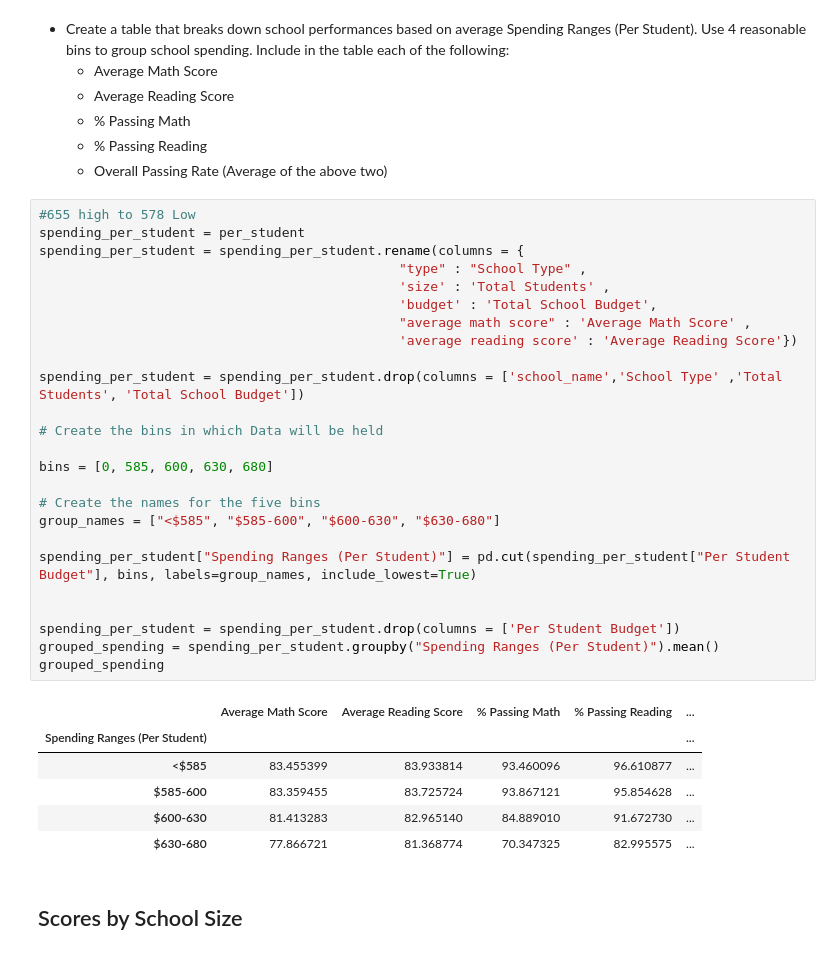
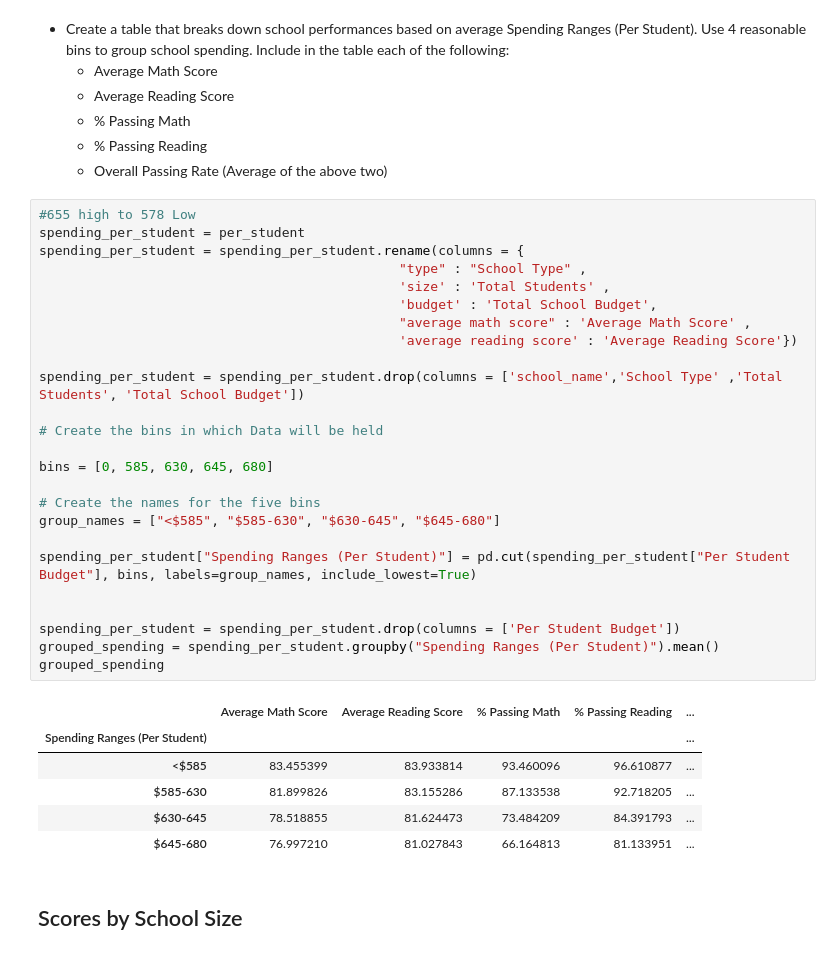
Before and after one commit to jdmerryman88/pandas-challenge, a Jupyter notebook: PyCitySchools/PyCitySchools_solution.ipynb, the cells around one changed output. Saved outputs shown, nothing was run; the diff lists cells and outputs as text.

```diff
--- a/PyCitySchools/PyCitySchools_solution.ipynb
+++ b/PyCitySchools/PyCitySchools_solution.ipynb
@@ -498,35 +352,35 @@ combined_df
 # %%
 #655 high to 578 Low
 spending_per_student = per_student
 spending_per_student = spending_per_student.rename(columns = {
                                               "type" : "School Type" ,
                                               'size' : 'Total Students' ,
                                               'budget' : 'Total School Budget',
                                               "average math score" : 'Average Math Score' ,
                                               'average reading score' : 'Average Reading Score'})
 
 spending_per_student = spending_per_student.drop(columns = ['school_name','School Type' ,'Total Students', 'Total School Budget'])
 
 # Create the bins in which Data will be held
 
-bins = [0, 585, 600, 630, 680]
+bins = [0, 585, 630, 645, 680]
 
 # Create the names for the five bins
-group_names = ["<$585", "$585-600", "$600-630", "$630-680"]
+group_names = ["<$585", "$585-630", "$630-645", "$645-680"]
 
 spending_per_student["Spending Ranges (Per Student)"] = pd.cut(spending_per_student["Per Student Budget"], bins, labels=group_names, include_lowest=True)
 
 
 spending_per_student = spending_per_student.drop(columns = ['Per Student Budget'])
 grouped_spending = spending_per_student.groupby("Spending Ranges (Per Student)").mean()
 grouped_spending
 # %% [output]
 |  | Average Math Score | Average Reading Score | % Passing Math | % Passing Reading | ... |
 | Spending Ranges (Per Student) |  |  |  |  | ... |
 | <$585 | 83.455399 | 83.933814 | 93.460096 | 96.610877 | ... |
-| $585-600 | 83.359455 | 83.725724 | 93.867121 | 95.854628 | ... |
-| $600-630 | 81.413283 | 82.965140 | 84.889010 | 91.672730 | ... |
-| $630-680 | 77.866721 | 81.368774 | 70.347325 | 82.995575 | ... |
+| $585-630 | 81.899826 | 83.155286 | 87.133538 | 92.718205 | ... |
+| $630-645 | 78.518855 | 81.624473 | 73.484209 | 84.391793 | ... |
+| $645-680 | 76.997210 | 81.027843 | 66.164813 | 81.133951 | ... |
 # %% [markdown]
 ## Scores by School Size
 # %% [markdown]
```
Also changed, not shown: parts of 2 cells of this notebook, 2 other files.
